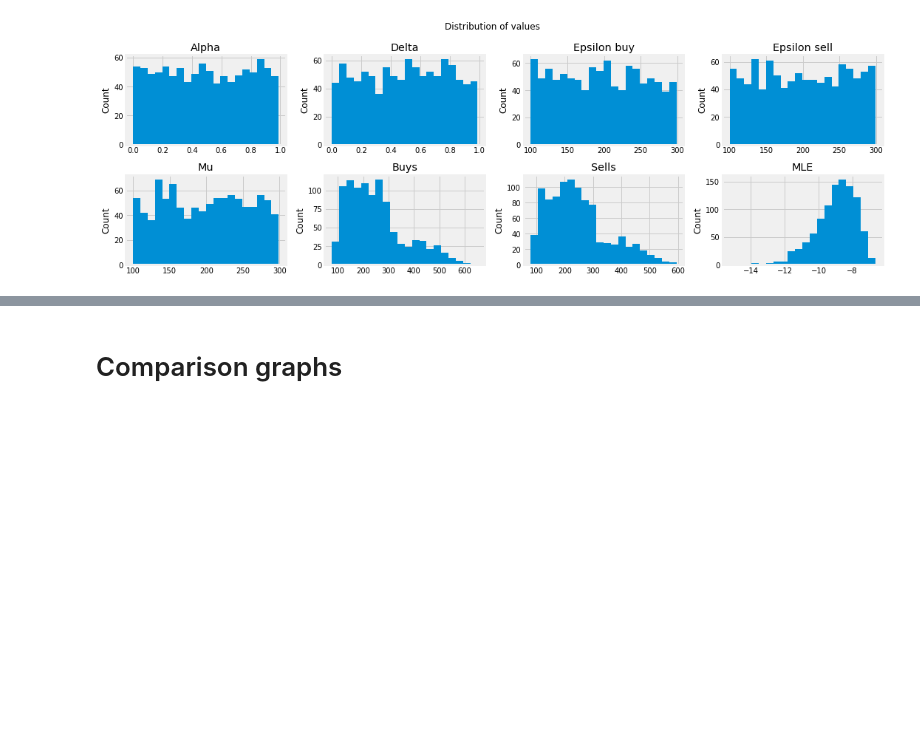
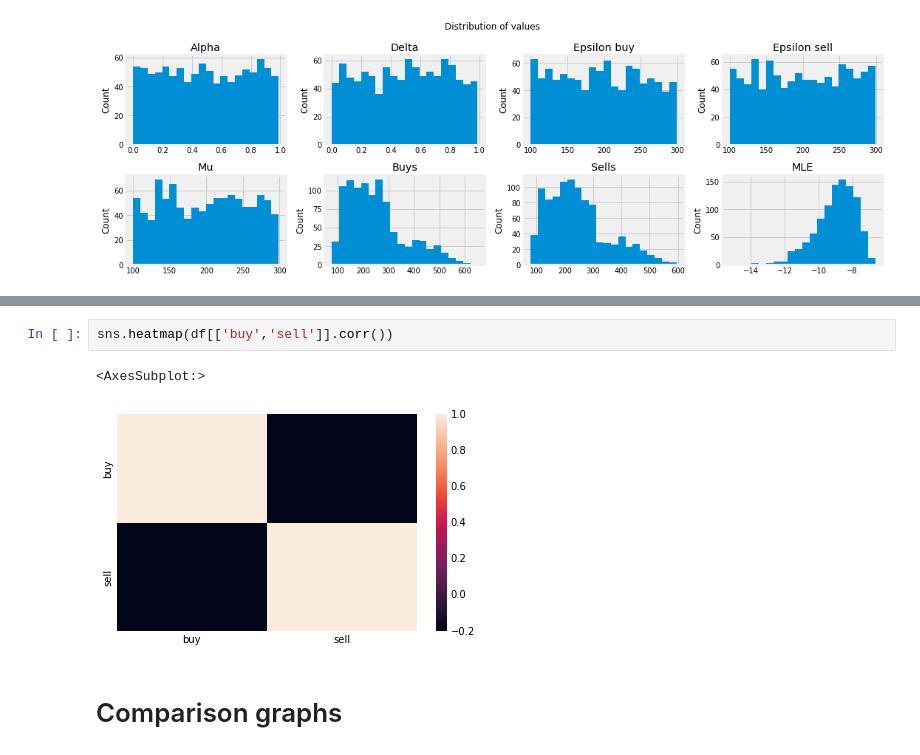
Before and after one commit to GuillaumePv/pin_surrogate_model, a Jupyter notebook: stat_desc.ipynb, the cells around one changed output, grey strips where cells are left out. Cells and saved outputs as stored; diff of their text form; blank space fills up the shorter version.

```diff
--- a/stat_desc.ipynb
+++ b/stat_desc.ipynb
@@ -195,3 +200,8 @@ Text(0, 0.5, 'Number of buys trade')
+# %%
+sns.heatmap(df[['buy','sell']].corr())
+# %% [output]
+<AxesSubplot:>
+[figure, added]
 # %% [markdown]
 # Comparison graphs
 # %%
```
Also changed, not shown: parts of 6 cells of this notebook, 7 other files.
